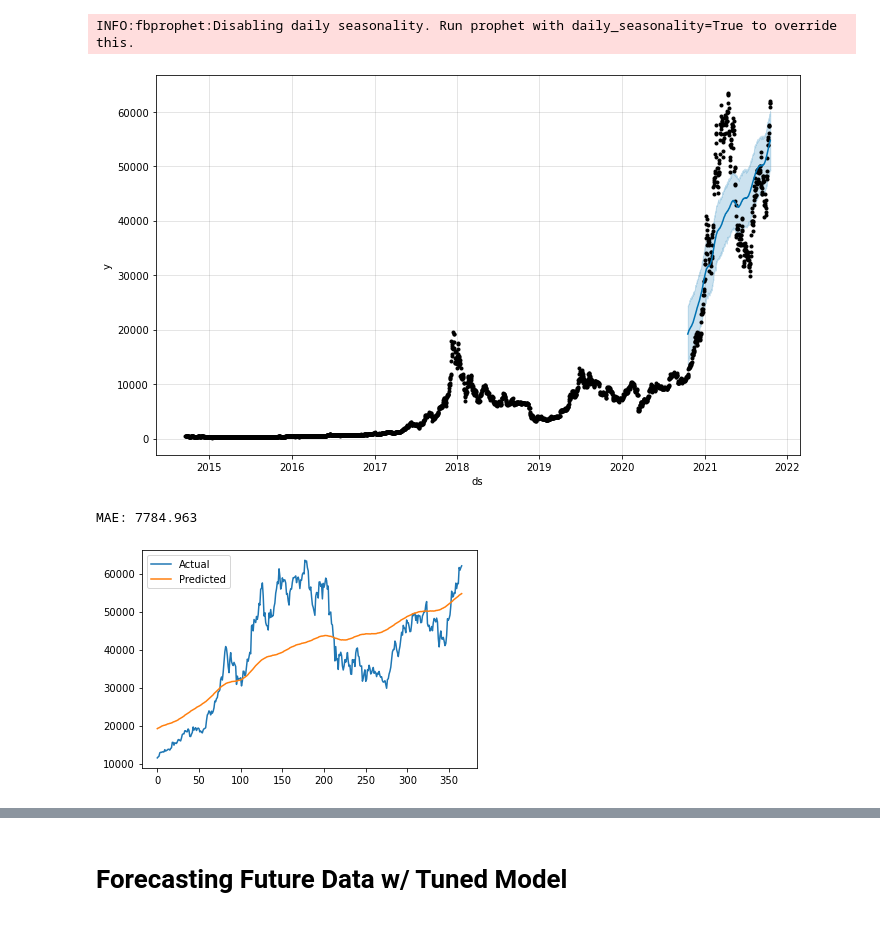
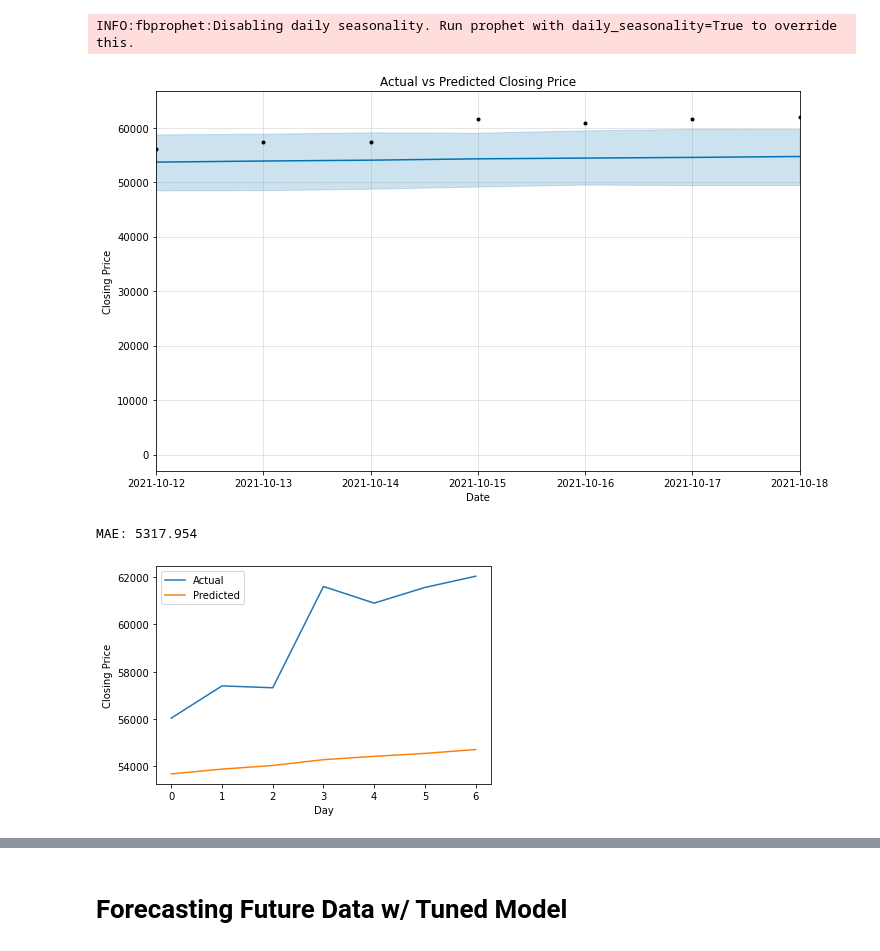
Before and after one commit to General2096/Sprinboard, a Jupyter notebook: Capstone Project/Bitcoin_Modeling.ipynb, the cells around one changed output, grey strips where cells are left out. Cells and saved outputs as stored; diff of their text form; code cells hidden in the pictures.

```diff
--- a/Capstone Project/Bitcoin_Modeling.ipynb
+++ b/Capstone Project/Bitcoin_Modeling.ipynb
@@ -166,9 +166,9 @@ INFO:fbprophet:Disabling daily seasonality. Run prophet with daily_seasonality=T
 from datetime import date, timedelta
 # %%
 #define the period for which we want a prediction
-#prediction over last year of the data collected
+#prediction over last 7 days of the data collected
 future1 = list()
-start_date = date(2020, 10, 18)
+start_date = date(2021, 10, 12)
 end_date = date(2021, 10, 18)
 delta = timedelta(days=1)
 while start_date <= end_date:
@@ -187,27 +187,33 @@ INFO:fbprophet:Disabling daily seasonality. Run prophet with daily_seasonality=T
 # %%
 # plot forecast
 t_model.plot(forecast1)
+plt.xlim([date(2021, 10, 12), date(2021, 10, 18)])
+plt.xlabel('Date')
+plt.ylabel('Closing Price')
+plt.title('Actual vs Predicted Closing Price')
 plt.show()
 # %% [output]
-[figure, old version]
+[figure, new version]
 # %%
 from sklearn.metrics import mean_absolute_error
 # %%
 # calculate MAE between expected and predicted values
-y_true = bc_date_adjclose['y'][-366:].values
+y_true = bc_date_adjclose['y'][-7:].values
 y_pred = forecast1['yhat'].values
 mae = mean_absolute_error(y_true, y_pred)
 print('MAE: %.3f' % mae)
 # %% [output]
-MAE: 7784.963
+MAE: 5317.954
 # %%
 # plot expected vs actual
 plt.plot(y_true, label='Actual')
 plt.plot(y_pred, label='Predicted')
+plt.xlabel('Day')
+plt.ylabel('Closing Price')
 plt.legend()
 plt.show()
 # %% [output]
-[figure, old version]
+[figure, new version]
 # %%
 # summarize the forecast to compare values
 bc_date_adjclose['ds'] = pd.to_datetime(bc_date_adjclose['ds'])
```
Also changed, not shown: parts of 7 cells of this notebook, 8 other files.
